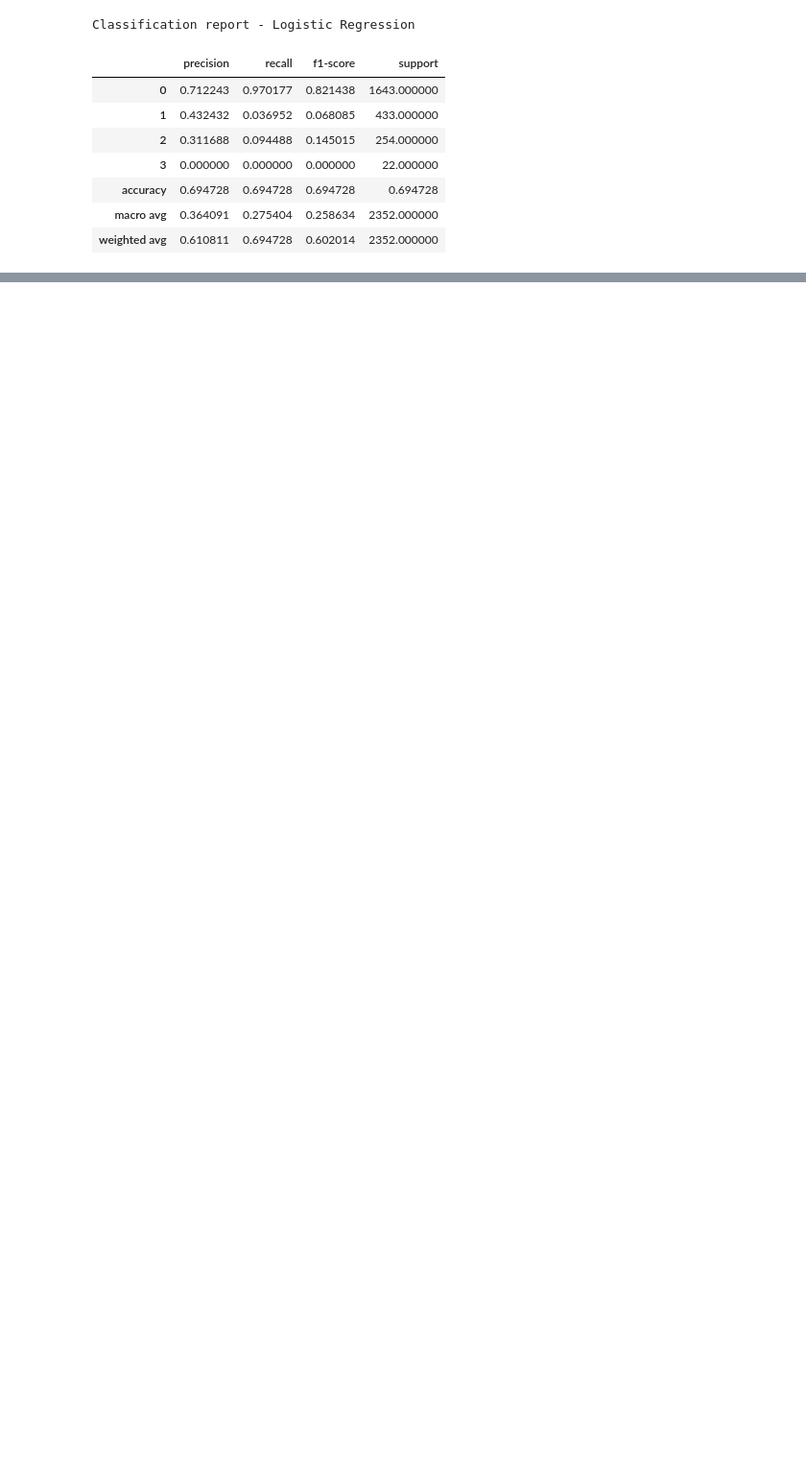
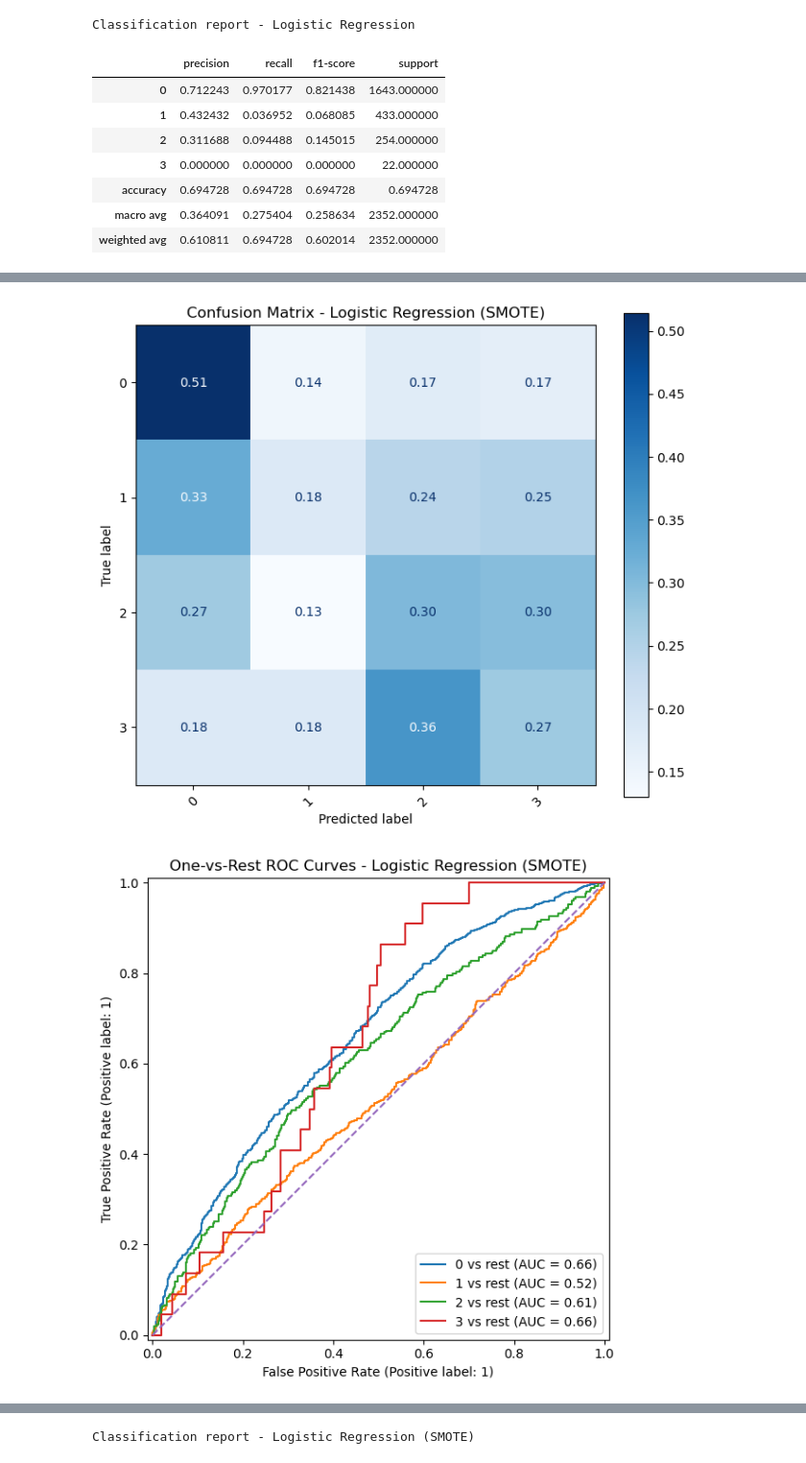
Before and after one commit to lorenzobuccolini03/Data-Mining---Advanced-Topics, a Jupyter notebook: Advanced Classification/logistic_regression.ipynb, the cells around one changed output, grey strips where cells are left out. Shown at 96% size. Saved outputs shown, nothing was run; the diff lists cells and outputs as text; code cells hidden in the pictures; blank space fills up the shorter version.

```diff
--- a/Advanced Classification/logistic_regression.ipynb
+++ b/Advanced Classification/logistic_regression.ipynb
@@ -91,0 +131,23 @@ Classification report - Logistic Regression
+# %%
+#we try to use another imbalanced classification technique, the SMOTE, to oversample the minority class in the training set
+from imblearn.over_sampling import SMOTE
+smote = SMOTE(random_state=42)
+X_train_smote, y_train_smote = smote.fit_resample(X_train_scaled, y_train)
+logistic_model_smote = LogisticRegression(random_state=42)
+logistic_model_smote.fit(X_train_smote, y_train_smote)
+y_pred_smote = logistic_model_smote.predict(X_test_scaled)
+results_logistic_smote, report_logistic_smote = evaluate_classifier(
+    model=logistic_model_smote,
+    X_test=X_test_scaled,
+    y_test=y_test,
+    model_name="Logistic Regression (SMOTE)",
+    labels=np.sort(y.unique()),
+    average="weighted",
+    plot_confusion=True,
+    plot_roc=True,
+    plot_pr=True,
+    normalize_cm="true"
+)
+# %% [output]
+[figure, added]
+[figure, added]
@@ -91,0 +155 @@ Classification report - Logistic Regression
+Classification report - Logistic Regression (SMOTE)
```
Also changed, not shown: parts of 23 cells of this notebook, 1 other file.
